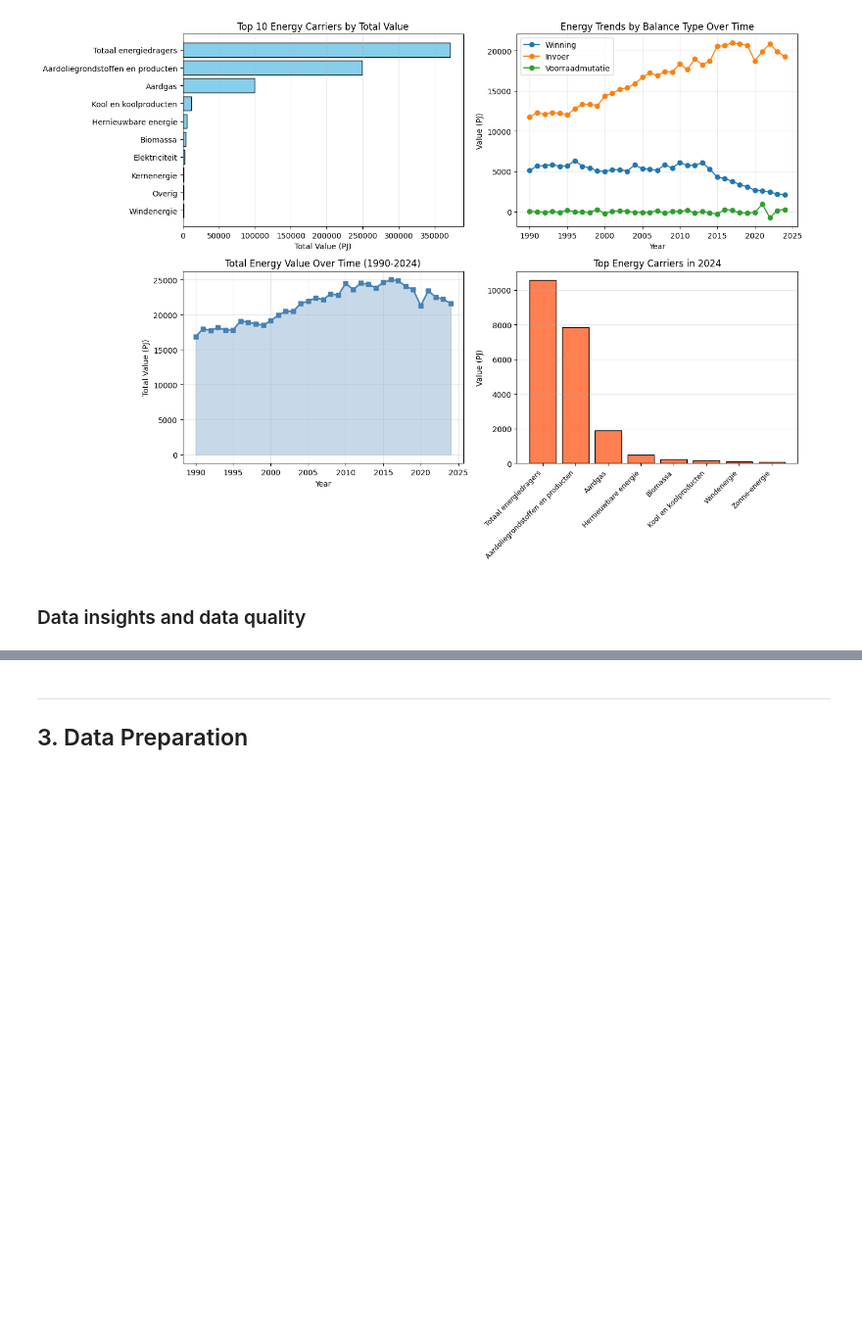
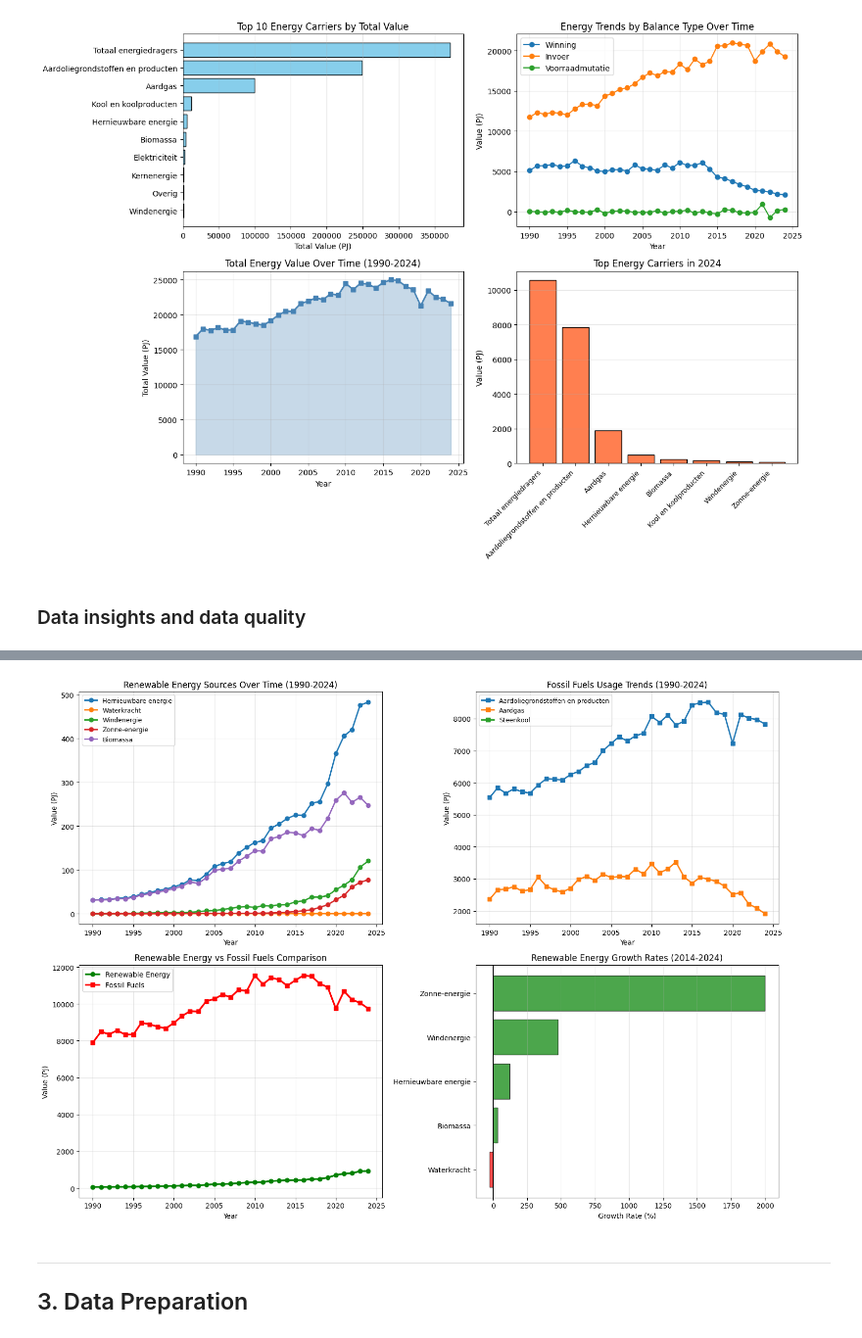
Before and after one commit to SebHoven/DataFest-TheDefendersOfTomorrow, a Jupyter notebook: assignment.ipynb, the cells around one changed output, grey strips where cells are left out. Shown at 98% size. Drawn from its saved outputs; the diff is of its cells as text; code cells hidden in the pictures; blank space fills up the shorter version.

```diff
--- a/assignment.ipynb
+++ b/assignment.ipynb
@@ -158,3 +261,70 @@ plt.show()
+# %%
+# Visualizations for guiding questions
+fig, axes = plt.subplots(2, 2, figsize=(15, 11))
+
+# Chart 1: Renewable energy sources over time
+ax1 = axes[0, 0]
+renewable_sources = ['Hernieuwbare energie', 'Waterkracht', 'Windenergie', 'Zonne-energie', 'Biomassa']
+for source in renewable_sources:
+    source_data = df[df['Energiedrager'] == source].groupby('Jaar')['Waarde in PJ'].sum()
+    ax1.plot(source_data.index, source_data.values, label=source, marker='o', linewidth=2)
+ax1.set_xlabel('Year')
+ax1.set_ylabel('Value (PJ)')
+ax1.set_title('Renewable Energy Sources Over Time (1990-2024)')
+ax1.legend(fontsize=9)
+ax1.grid(alpha=0.3)
+
+# Chart 2: Fossil fuels usage trends
+ax2 = axes[0, 1]
+fossil_fuels = ['Aardoliegrondstoffen en producten', 'Aardgas', 'Steenkool']
+for fuel in fossil_fuels:
+    fuel_data = df[df['Energiedrager'] == fuel].groupby('Jaar')['Waarde in PJ'].sum()
+    ax2.plot(fuel_data.index, fuel_data.values, label=fuel, marker='s', linewidth=2)
+ax2.set_xlabel('Year')
+ax2.set_ylabel('Value (PJ)')
+ax2.set_title('Fossil Fuels Usage Trends (1990-2024)')
+ax2.legend(fontsize=9)
+ax2.grid(alpha=0.3)
+
+# Chart 3: Renewable vs Fossil fuels comparison
+ax3 = axes[1, 0]
+renewable_total = df[df['Energiedrager'].isin(renewable_sources)].groupby('Jaar')['Waarde in PJ'].sum()
+fossil_total = df[df['Energiedrager'].isin(fossil_fuels)].groupby('Jaar')['Waarde in PJ'].sum()
+ax3.plot(renewable_total.index, renewable_total.values, label='Renewable Energy', marker='o', linewidth=2.5, color='green')
+ax3.plot(fossil_total.index, fossil_total.values, label='Fossil Fuels', marker='s', linewidth=2.5, color='red')
+ax3.set_xlabel('Year')
+ax3.set_ylabel('Value (PJ)')
+ax3.set_title('Renewable Energy vs Fossil Fuels Comparison')
+ax3.legend(fontsize=10)
+ax3.grid(alpha=0.3)
+
+# Chart 4: Growth rates comparison (past 10 years)
+ax4 = axes[1, 1]
+latest_year = df['Jaar'].max()
+ten_years_ago = latest_year - 10
+
+growth_data = []
+for source in renewable_sources:
+    source_data = df[df['Energiedrager'] == source]
+    current = source_data[source_data['Jaar'] == latest_year]['Waarde in PJ'].sum()
+    past = source_data[source_data['Jaar'] == ten_years_ago]['Waarde in PJ'].sum()
+    if past > 0:
+        growth_pct = ((current - past) / past) * 100
+        growth_data.append((source, growth_pct))
+
+growth_sources = [x[0] for x in sorted(growth_data, key=lambda x: x[1])]
+growth_values = [x[1] for x in sorted(growth_data, key=lambda x: x[1])]
+colors = ['green' if v > 0 else 'red' for v in growth_values]
+ax4.barh(growth_sources, growth_values, color=colors, alpha=0.7, edgecolor='black')
+ax4.set_xlabel('Growth Rate (%)')
+ax4.set_title(f'Renewable Energy Growth Rates ({ten_years_ago}-{latest_year})')
+ax4.axvline(x=0, color='black', linestyle='-', linewidth=0.8)
+ax4.grid(alpha=0.3, axis='x')
+
+plt.tight_layout()
+plt.show()
+# %% [output]
+[figure, added]
 # %% [markdown]
 ---
 
```
Also changed, not shown: parts of 1 cell of this notebook.
